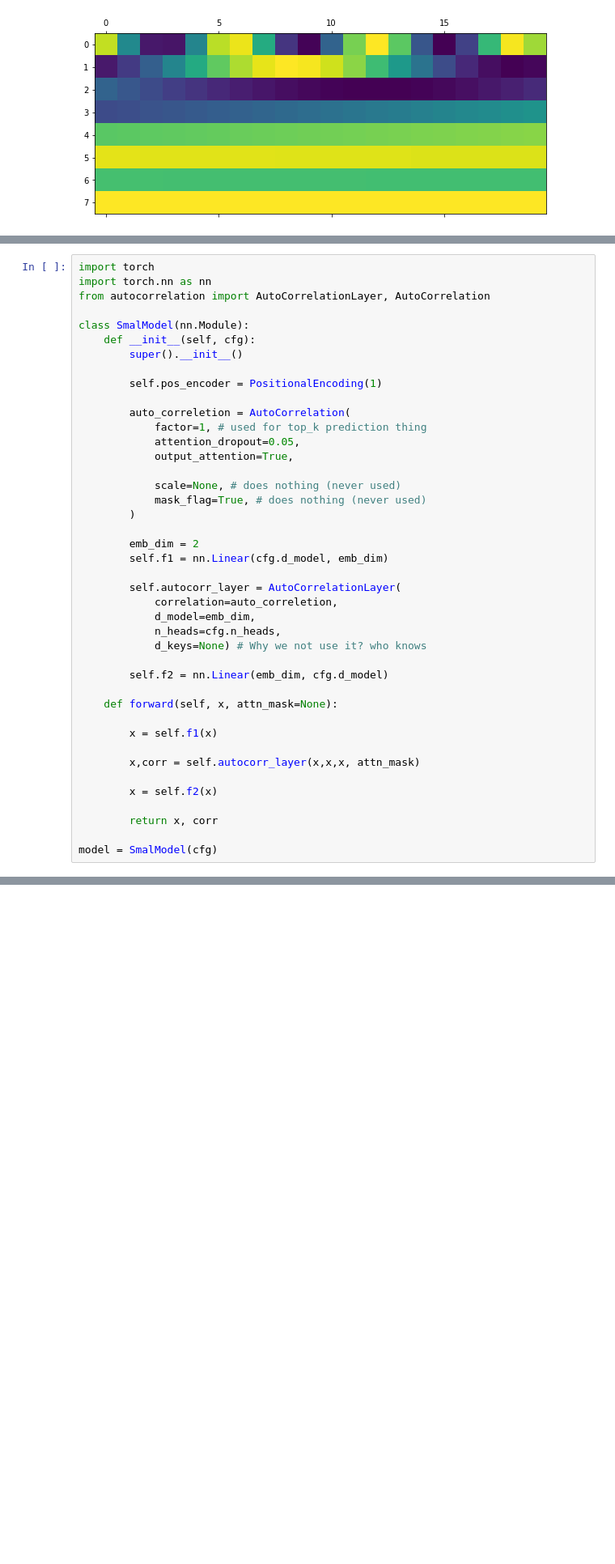
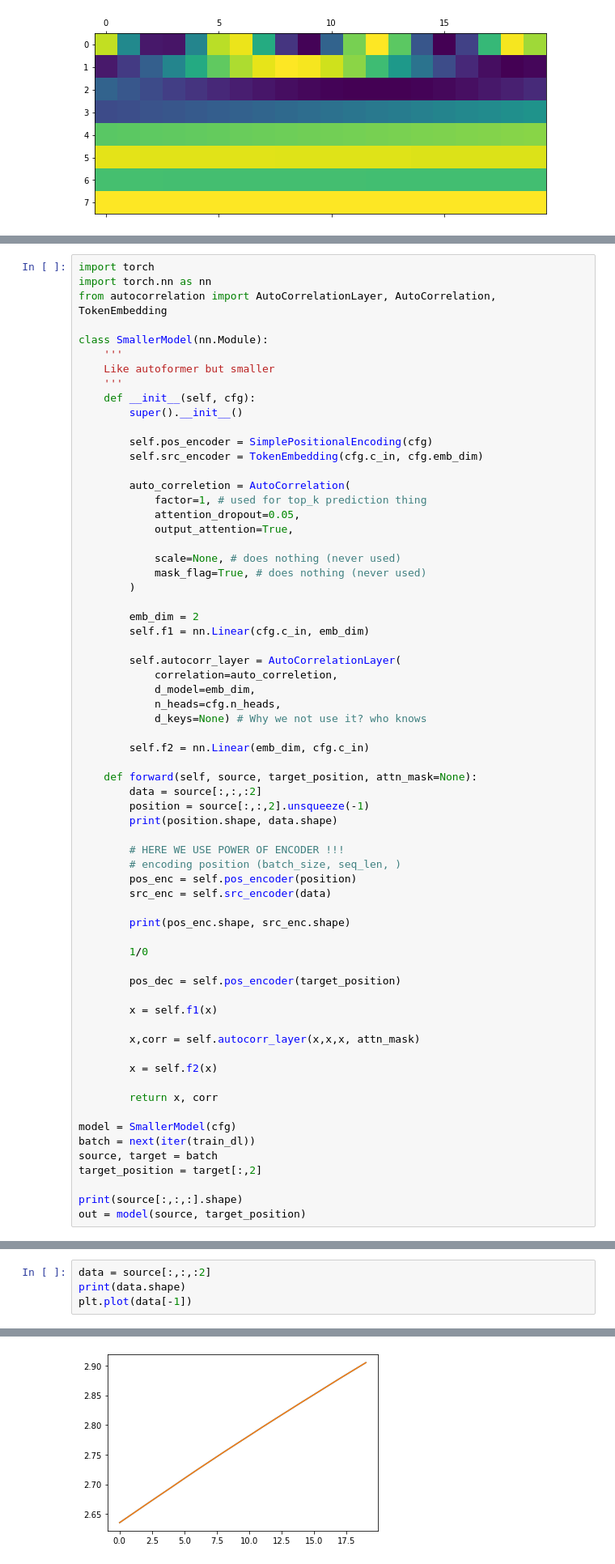
Before and after one commit to ivanvoid/layers, a Jupyter notebook: kick_generator.ipynb, the cells around one changed output, grey strips where cells are left out. Shown at 81% size. Cells and saved outputs as stored; diff of their text form; blank space fills up the shorter version.

Commit message:
fix positional encoding

```diff
--- a/kick_generator.ipynb
+++ b/kick_generator.ipynb
@@ -233,13 +266,17 @@ NameError: name 'SimplePositionalEncoding' is not defined
 # %%
 import torch
 import torch.nn as nn
-from autocorrelation import AutoCorrelationLayer, AutoCorrelation
+from autocorrelation import AutoCorrelationLayer, AutoCorrelation, TokenEmbedding
 
-class SmalModel(nn.Module):
+class SmallerModel(nn.Module):
+    '''
+    Like autoformer but smaller
+    '''
     def __init__(self, cfg):
         super().__init__()
 
-        self.pos_encoder = PositionalEncoding(1)
+        self.pos_encoder = SimplePositionalEncoding(cfg)
+        self.src_encoder = TokenEmbedding(cfg.c_in, cfg.emb_dim)
 
         auto_correletion = AutoCorrelation(
             factor=1, # used for top_k prediction thing
@@ -251,7 +288,7 @@ class SmalModel(nn.Module):
         )
 
         emb_dim = 2
-        self.f1 = nn.Linear(cfg.d_model, emb_dim)
+        self.f1 = nn.Linear(cfg.c_in, emb_dim)
 
         self.autocorr_layer = AutoCorrelationLayer(
             correlation=auto_correletion,
@@ -259,9 +296,23 @@ class SmalModel(nn.Module):
             n_heads=cfg.n_heads,
             d_keys=None) # Why we not use it? who knows
 
-        self.f2 = nn.Linear(emb_dim, cfg.d_model)
+        self.f2 = nn.Linear(emb_dim, cfg.c_in)
 
-    def forward(self, x, attn_mask=None):
+    def forward(self, source, target_position, attn_mask=None):
+        data = source[:,:,:2]
+        position = source[:,:,2].unsqueeze(-1)
+        print(position.shape, data.shape)
+
+        # HERE WE USE POWER OF ENCODER !!!
+        # encoding position (batch_size, seq_len, )
+        pos_enc = self.pos_encoder(position)
+        src_enc = self.src_encoder(data)
+
+        print(pos_enc.shape, src_enc.shape)
+
+        1/0
+
+        pos_dec = self.pos_encoder(target_position)
 
         x = self.f1(x)
 
@@ -271,4 +322,10 @@ class SmalModel(nn.Module):
 
         return x, corr
 
-model = SmalModel(cfg)
+model = SmallerModel(cfg)
+batch = next(iter(train_dl))
+source, target = batch
+target_position = target[:,2]
+
+print(source[:,:,:].shape)
+out = model(source, target_position)
@@ -274,0 +345,5 @@ model = SmalModel(cfg)
+# %%
+data = source[:,:,:2]
+print(data.shape)
+plt.plot(data[-1])
+# %% [output]
@@ -275,3 +353,4 @@ model = SmalModel(cfg)
+[figure, added]
 # %%
 criterion_mse =  nn.MSELoss()
 opt = torch.optim.Adam(model.parameters(), 1e-3)
```
Also changed, not shown: parts of 8 cells of this notebook.
